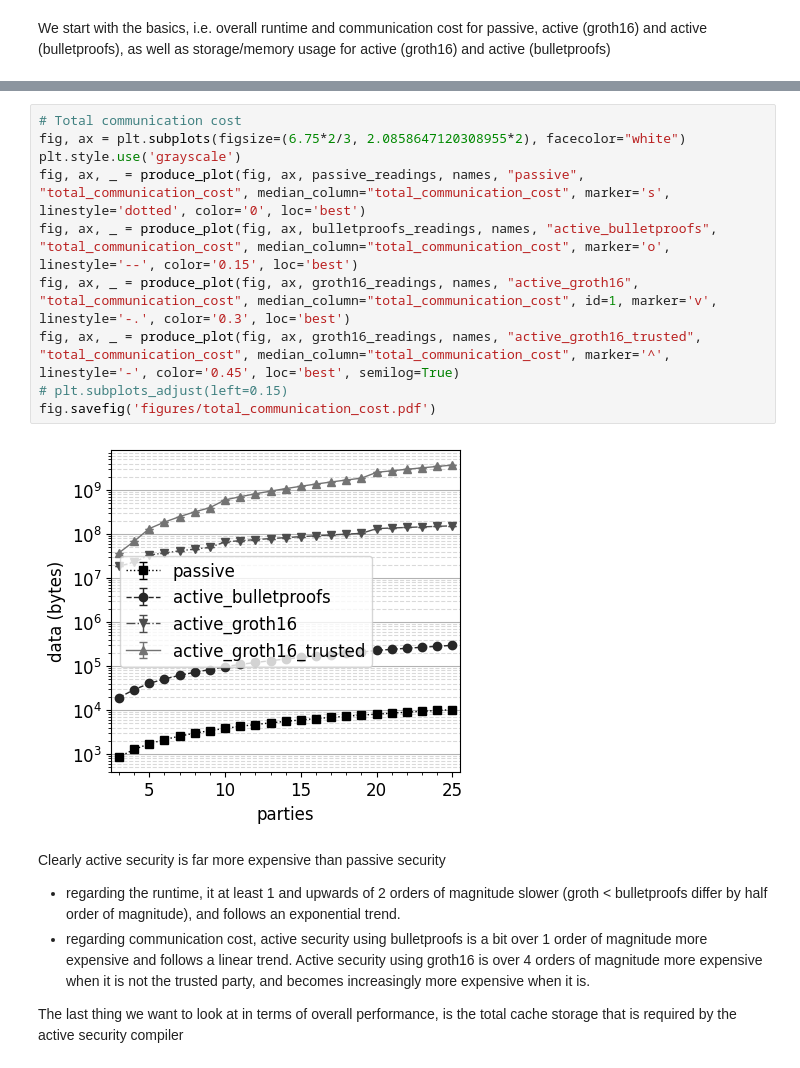
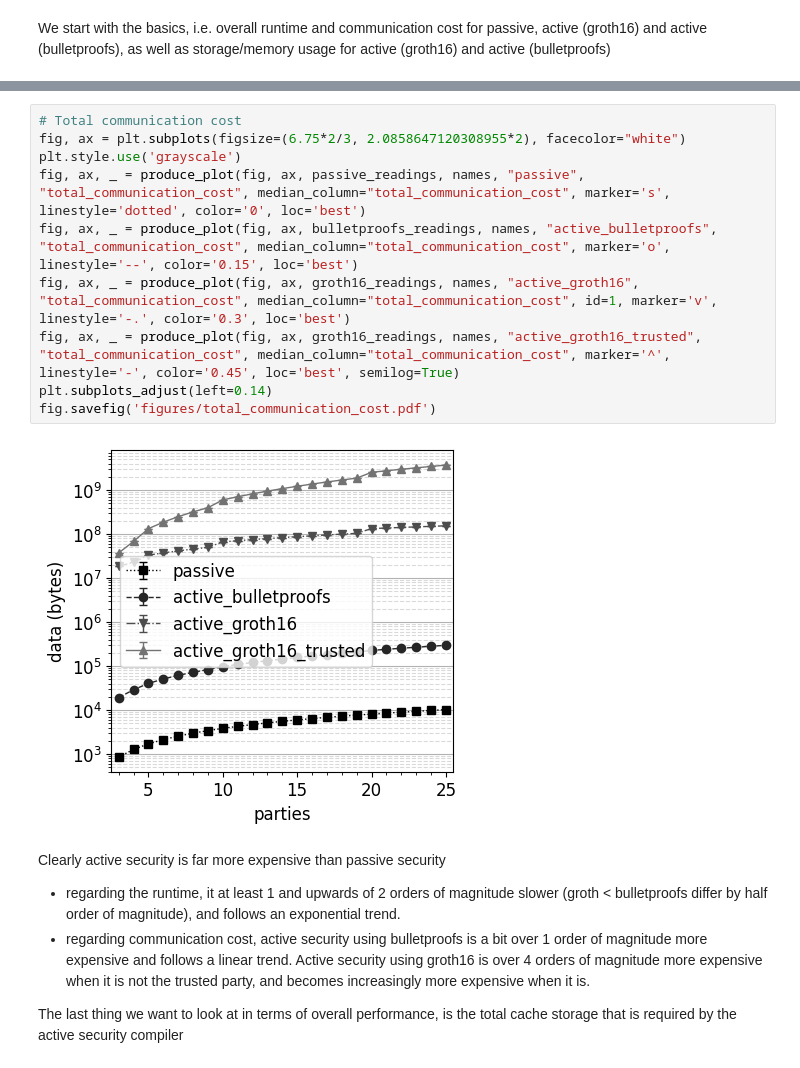
Before and after one commit to lorenzorota/activesecuritympc, a Jupyter notebook: notebooks/benchmark_analysis.ipynb, the cells around one changed output, grey strips where cells are left out. Saved outputs shown, nothing was run; the diff lists cells and outputs as text.

Commit message:
Fixed sizes of plots in benchmark analysis

```diff
--- a/notebooks/benchmark_analysis.ipynb
+++ b/notebooks/benchmark_analysis.ipynb
@@ -134,15 +135,15 @@ fig.savefig('figures/total_runtime.pdf')
 # %%
 # Total communication cost
 fig, ax = plt.subplots(figsize=(6.75*2/3, 2.0858647120308955*2), facecolor="white")
 plt.style.use('grayscale')
 fig, ax, _ = produce_plot(fig, ax, passive_readings, names, "passive", "total_communication_cost", median_column="total_communication_cost", marker='s', linestyle='dotted', color='0', loc='best')
 fig, ax, _ = produce_plot(fig, ax, bulletproofs_readings, names, "active_bulletproofs", "total_communication_cost", median_column="total_communication_cost", marker='o', linestyle='--', color='0.15', loc='best')
 fig, ax, _ = produce_plot(fig, ax, groth16_readings, names, "active_groth16", "total_communication_cost", median_column="total_communication_cost", id=1, marker='v', linestyle='-.', color='0.3', loc='best')
 fig, ax, _ = produce_plot(fig, ax, groth16_readings, names, "active_groth16_trusted", "total_communication_cost", median_column="total_communication_cost", marker='^', linestyle='-', color='0.45', loc='best', semilog=True)
-# plt.subplots_adjust(left=0.15)
+plt.subplots_adjust(left=0.14)
 fig.savefig('figures/total_communication_cost.pdf')
 # %% [output]
-[figure, old version]
+[figure, new version]
 # %% [markdown]
 Clearly active security is far more expensive than passive security
 * regarding the runtime, it at least 1 and upwards of 2 orders of magnitude slower (groth < bulletproofs differ by half order of magnitude), and follows an exponential trend.
```
Also changed, not shown: parts of 8 cells of this notebook.
